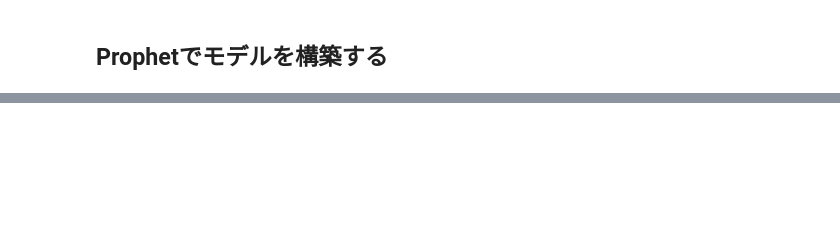
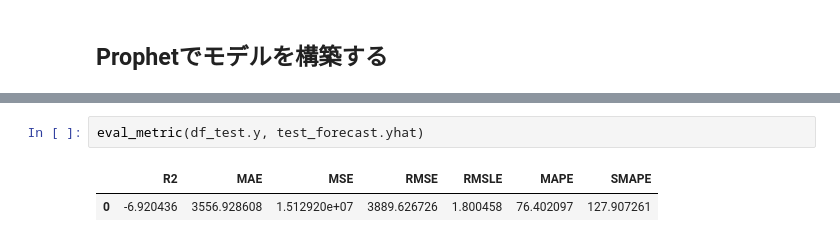
Before and after one commit to ykato27/Time-Series-Forecasting, a Jupyter notebook: notebook/prophet.ipynb, the cells around one changed output, grey strips where cells are left out. Drawn from its saved outputs; the diff is of its cells as text; blank space fills up the shorter version.

```diff
--- a/notebook/prophet.ipynb
+++ b/notebook/prophet.ipynb
@@ -150,0 +254,5 @@ fig = model.plot_components(forecast)
+# %%
+eval_metric(df_test.y, test_forecast.yhat)
+# %% [output]
+|  | R2 | MAE | MSE | RMSE | RMSLE | MAPE | SMAPE |
+| 0 | -6.920436 | 3556.928608 | 1.512920e+07 | 3889.626726 | 1.800458 | 76.402097 | 127.907261 |
```
Also changed, not shown: parts of 13 cells of this notebook, 1 other file.
